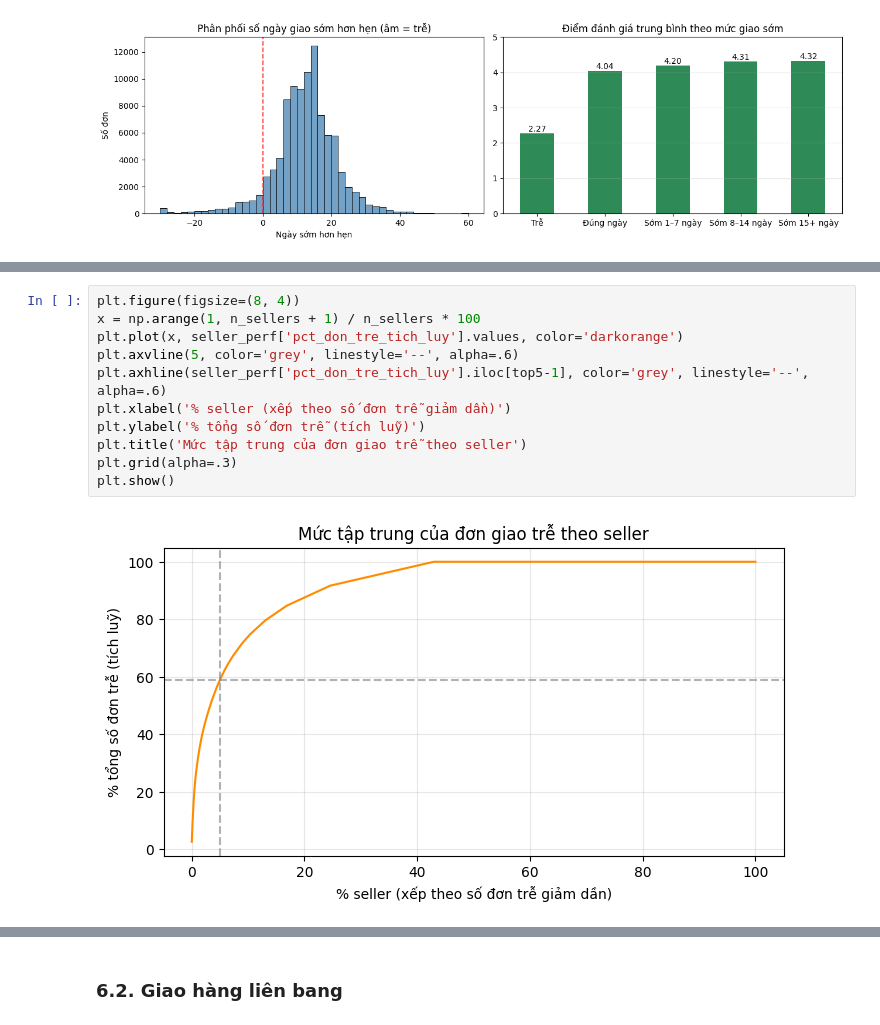
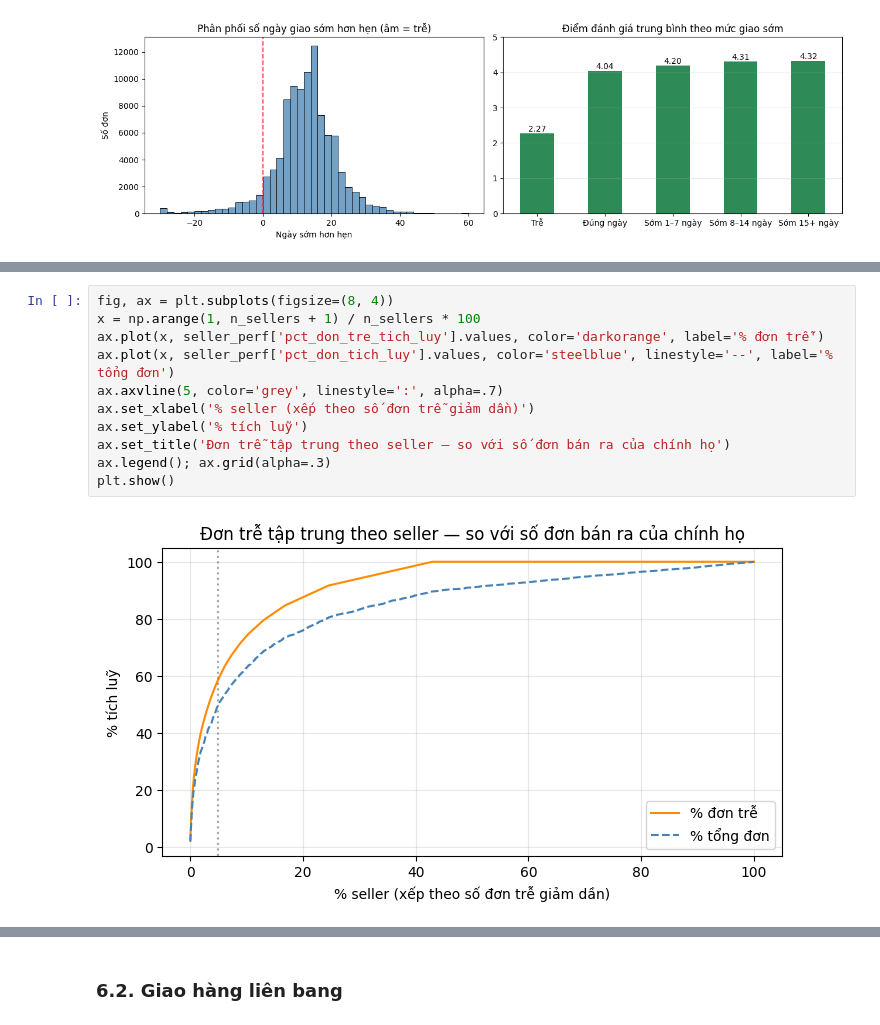
Before and after one commit to nhaduy-data/customer-lifecycle-analytics, a Jupyter notebook: notebooks/03_experience_operations_repeat.ipynb, the cells around one changed output, grey strips where cells are left out. Cells and saved outputs as stored; diff of their text form.

Commit message:
Re-run notebook 02; rework seller analysis and wording in notebook 03

```diff
--- a/notebooks/03_experience_operations_repeat.ipynb
+++ b/notebooks/03_experience_operations_repeat.ipynb
@@ -506,13 +507,13 @@ Seller có từ 100 đơn: 210 · tỷ lệ trễ cao nhất 19.0% · từ 15% t
 # %%
-plt.figure(figsize=(8, 4))
+fig, ax = plt.subplots(figsize=(8, 4))
 x = np.arange(1, n_sellers + 1) / n_sellers * 100
-plt.plot(x, seller_perf['pct_don_tre_tich_luy'].values, color='darkorange')
-plt.axvline(5, color='grey', linestyle='--', alpha=.6)
-plt.axhline(seller_perf['pct_don_tre_tich_luy'].iloc[top5-1], color='grey', linestyle='--', alpha=.6)
-plt.xlabel('% seller (xếp theo số đơn trễ giảm dần)')
-plt.ylabel('% tổng số đơn trễ (tích luỹ)')
-plt.title('Mức tập trung của đơn giao trễ theo seller')
-plt.grid(alpha=.3)
+ax.plot(x, seller_perf['pct_don_tre_tich_luy'].values, color='darkorange', label='% đơn trễ')
+ax.plot(x, seller_perf['pct_don_tich_luy'].values, color='steelblue', linestyle='--', label='% tổng đơn')
+ax.axvline(5, color='grey', linestyle=':', alpha=.7)
+ax.set_xlabel('% seller (xếp theo số đơn trễ giảm dần)')
+ax.set_ylabel('% tích luỹ')
+ax.set_title('Đơn trễ tập trung theo seller — so với số đơn bán ra của chính họ')
+ax.legend(); ax.grid(alpha=.3)
 plt.show()
 # %% [output]
-[figure, old version]
+[figure, new version]
```
Also changed, not shown: parts of 17 cells of this notebook, 3 other files.
